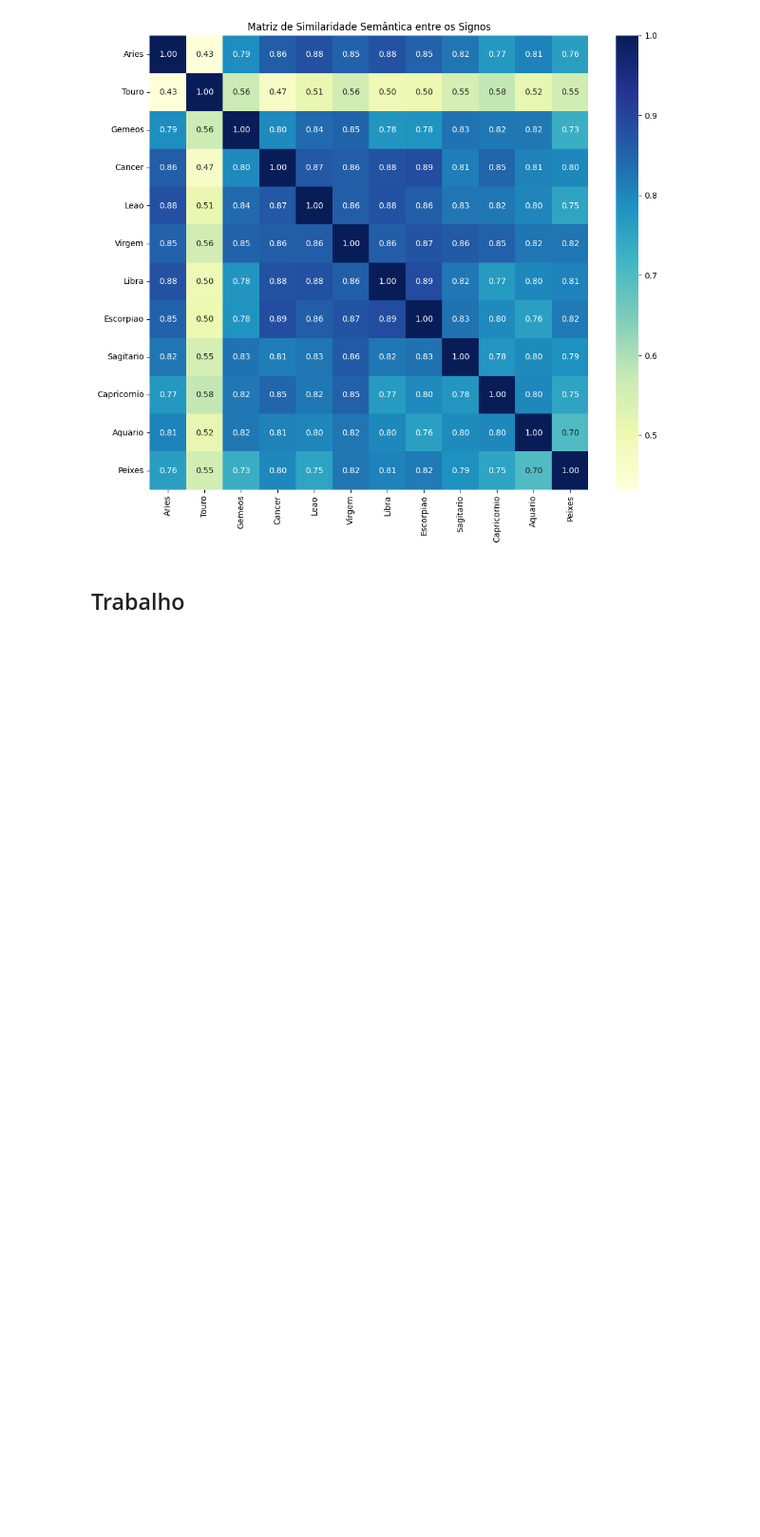
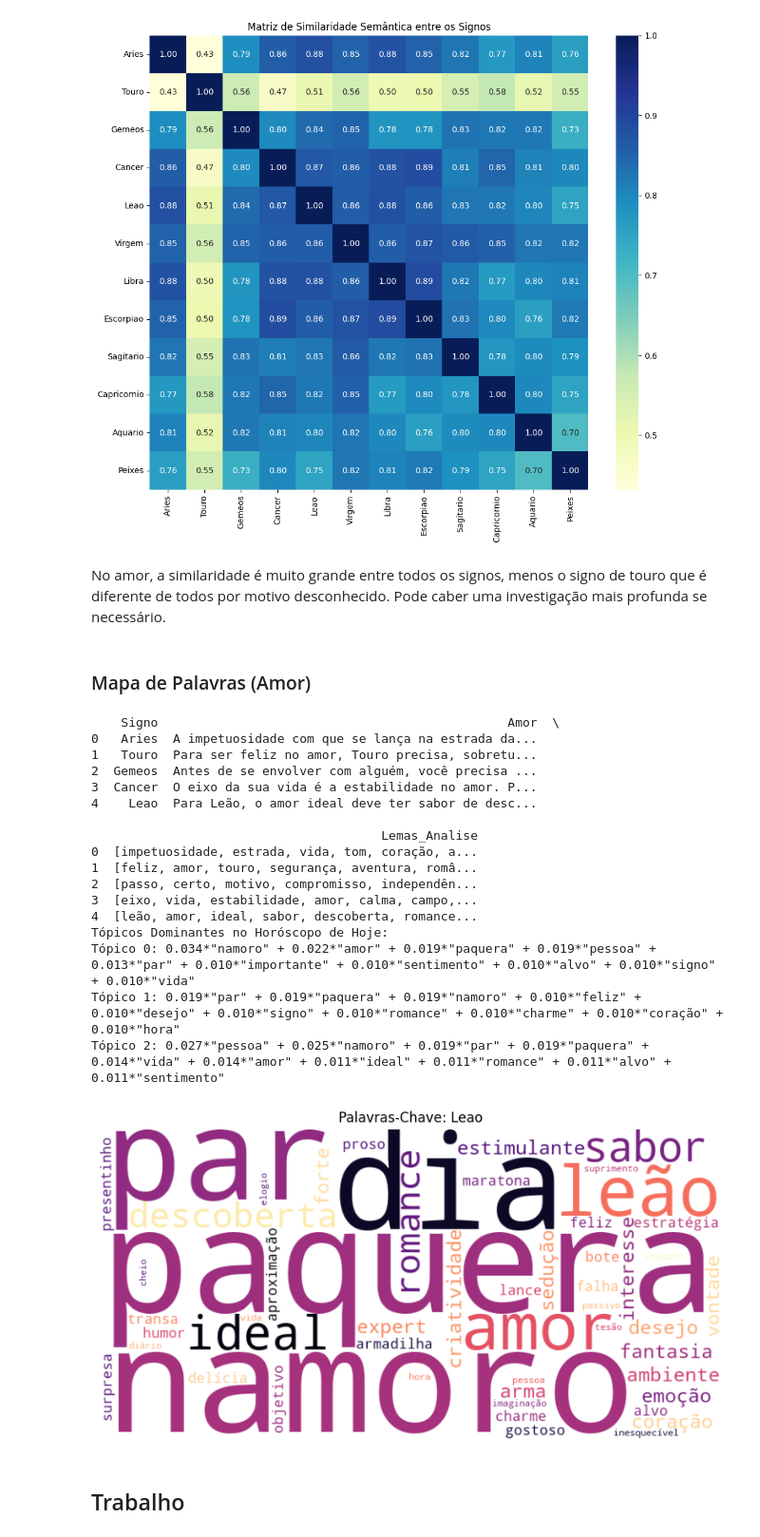
Before and after one commit to beabento/MDNE, a Jupyter notebook: MDNE_Parte_3 - Bea, Matheus, Leo.ipynb, the cells around one changed output. Shown at 95% size. Drawn from its saved outputs; the diff is of its cells as text; code cells hidden in the pictures; blank space fills up the shorter version.

```diff
--- a/MDNE_Parte_3 - Bea, Matheus, Leo.ipynb
+++ b/MDNE_Parte_3 - Bea, Matheus, Leo.ipynb
@@ -318,6 +539,51 @@ Signo: Aries
 
 4. Lemas (primeiros 10 sem stopwords): ['impetuosidade', 'lançar', 'estrada', 'vida', 'tom', 'amar', 'adorar', 'seduzir', 'abrir', 'coração']
 [figure]
+# %% [markdown]
+No amor, a similaridade é muito grande entre todos os signos, menos o signo de touro que é diferente de todos por motivo desconhecido. Pode caber uma investigação mais profunda se necessário.
+# %% [markdown]
+### Mapa de Palavras (Amor)
+# %%
+# Selecionar categoria:
+categ = 'Amor' # < Preencher aqui
+
+# Aplicando a função à coluna da categoria
+df_final['Lemas_Analise'] = df_final[categ].apply(processar_para_analise)
+
+# Para verificar o resultado
+print(df_final[['Signo', categ, 'Lemas_Analise']].head())
+
+# Análise de Tópicos (LDA)
+dicionario = corpora.Dictionary(df_final['Lemas_Analise'])
+corpus = [dicionario.doc2bow(text) for text in df_final['Lemas_Analise']]
+
+lda_model = models.LdaModel(corpus, num_topics=3, id2word=dicionario, passes=15)
+
+print("Tópicos Dominantes no Horóscopo de Hoje:")
+for idx, topic in lda_model.print_topics(-1):
+    print(f"Tópico {idx}: {topic}")
+
+# Exemplo de núvem, selecionando o signo de Leão:
+mostrar_nuvem('Leao')
+# %% [output]
+    Signo                                               Amor  \
+0   Aries  A impetuosidade com que se lança na estrada da...
+1   Touro  Para ser feliz no amor, Touro precisa, sobretu...
+2  Gemeos  Antes de se envolver com alguém, você precisa ...
+3  Cancer  O eixo da sua vida é a estabilidade no amor. P...
+4    Leao  Para Leão, o amor ideal deve ter sabor de desc...
+
+                                       Lemas_Analise
+0  [impetuosidade, estrada, vida, tom, coração, a...
+1  [feliz, amor, touro, segurança, aventura, româ...
+2  [passo, certo, motivo, compromisso, independên...
+3  [eixo, vida, estabilidade, amor, calma, campo,...
+4  [leão, amor, ideal, sabor, descoberta, romance...
+Tópicos Dominantes no Horóscopo de Hoje:
+Tópico 0: 0.034*"namoro" + 0.022*"amor" + 0.019*"paquera" + 0.019*"pessoa" + 0.013*"par" + 0.010*"importante" + 0.010*"sentimento" + 0.010*"alvo" + 0.010*"signo" + 0.010*"vida"
+Tópico 1: 0.019*"par" + 0.019*"paquera" + 0.019*"namoro" + 0.010*"feliz" + 0.010*"desejo" + 0.010*"signo" + 0.010*"romance" + 0.010*"charme" + 0.010*"coração" + 0.010*"hora"
+Tópico 2: 0.027*"pessoa" + 0.025*"namoro" + 0.019*"par" + 0.019*"paquera" + 0.014*"vida" + 0.014*"amor" + 0.011*"ideal" + 0.011*"romance" + 0.011*"alvo" + 0.011*"sentimento"
+[figure, added]
 # %% [markdown]
 ## Trabalho
 # %%
```
Also changed, not shown: parts of 24 cells of this notebook.
